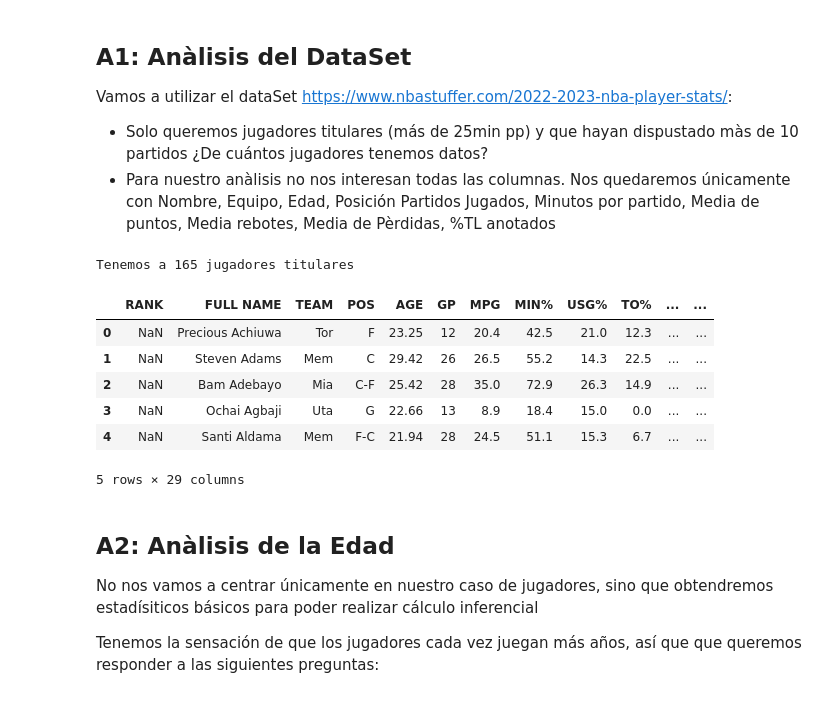
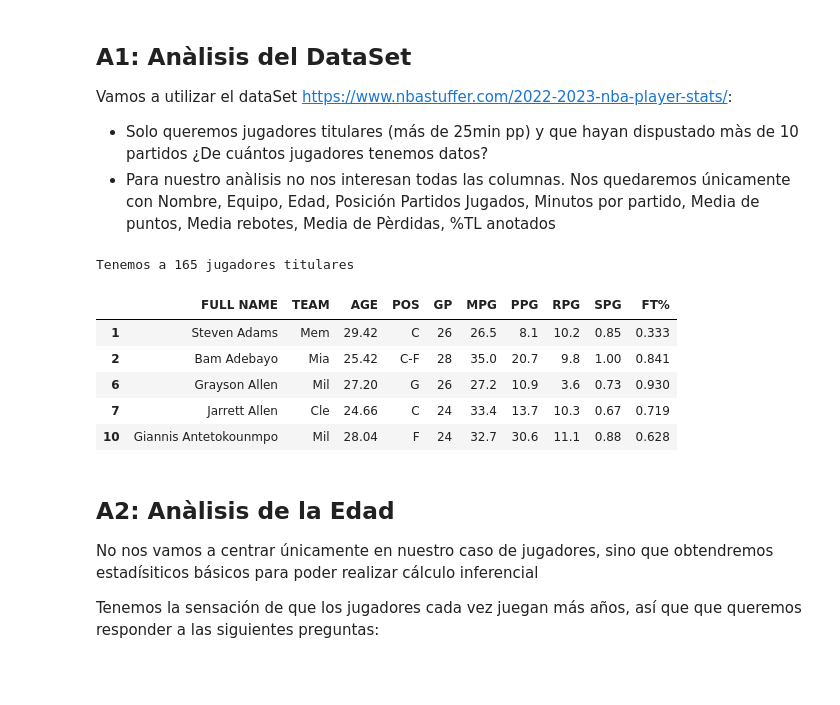
Before and after one commit to gcfp/M03, a Jupyter notebook: evaluable-PE2/PE2_DISTRIBUTIONS_NBA.ipynb, the cells around one changed output. Drawn from its saved outputs; the diff is of its cells as text; code cells hidden in the pictures.

```diff
--- a/evaluable-PE2/PE2_DISTRIBUTIONS_NBA.ipynb
+++ b/evaluable-PE2/PE2_DISTRIBUTIONS_NBA.ipynb
@@ -13,30 +13,22 @@ Vamos a utilizar el dataSet https://www.nbastuffer.com/2022-2023-nba-player-stat
 * Para nuestro anàlisis no nos interesan todas las columnas. Nos quedaremos únicamente con Nombre, Equipo, Edad, Posición Partidos Jugados, Minutos por partido, Media de puntos, Media rebotes, Media de Pèrdidas, %TL anotados
 # %%
 import pandas as pd
-import matplotlib.pyplot as plt
-import numpy as np
-import seaborn as sns
 
 nba_ds = pd.read_csv('nba.csv', sep=';')
-nba_ds.head()
 
-#Solo queremos jugadores titulares (más de 25min pp) y que hayan dispustado màs de 10 partidos ¿De cuántos jugadores tenemos datos?
 titulares = nba_ds[(nba_ds['MPG'] > 25) & (nba_ds['GP'] > 10)]
 print('Tenemos a',titulares.shape[0],'jugadores titulares')
 
-#Para nuestro anàlisis no nos interesan todas las columnas. Nos quedaremos únicamente con Nombre, Equipo, Edad, Posición Partidos Jugados, Minutos por partido, Media de puntos, Media rebotes, Media de Pèrdidas, %TL anotados
 titulares_filtrado = titulares[['FULL NAME', 'TEAM', 'AGE', 'POS', 'GP', 'MPG', 'PPG', 'RPG', 'SPG', 'FT%']]
 titulares_filtrado.head()
-nba_ds.head()
 # %% [output]
 Tenemos a 165 jugadores titulares
-|  | RANK | FULL NAME | TEAM | POS | AGE | GP | MPG | MIN% | USG% | TO% | ... | ... |
-| 0 | NaN | Precious Achiuwa | Tor | F | 23.25 | 12 | 20.4 | 42.5 | 21.0 | 12.3 | ... | ... |
-| 1 | NaN | Steven Adams | Mem | C | 29.42 | 26 | 26.5 | 55.2 | 14.3 | 22.5 | ... | ... |
-| 2 | NaN | Bam Adebayo | Mia | C-F | 25.42 | 28 | 35.0 | 72.9 | 26.3 | 14.9 | ... | ... |
-| 3 | NaN | Ochai Agbaji | Uta | G | 22.66 | 13 | 8.9 | 18.4 | 15.0 | 0.0 | ... | ... |
-| 4 | NaN | Santi Aldama | Mem | F-C | 21.94 | 28 | 24.5 | 51.1 | 15.3 | 6.7 | ... | ... |
+|  | FULL NAME | TEAM | AGE | POS | GP | MPG | PPG | RPG | SPG | FT% |
+| 1 | Steven Adams | Mem | 29.42 | C | 26 | 26.5 | 8.1 | 10.2 | 0.85 | 0.333 |
+| 2 | Bam Adebayo | Mia | 25.42 | C-F | 28 | 35.0 | 20.7 | 9.8 | 1.00 | 0.841 |
+| 6 | Grayson Allen | Mil | 27.20 | G | 26 | 27.2 | 10.9 | 3.6 | 0.73 | 0.930 |
+| 7 | Jarrett Allen | Cle | 24.66 | C | 24 | 33.4 | 13.7 | 10.3 | 0.67 | 0.719 |
+| 10 | Giannis Antetokounmpo | Mil | 28.04 | F | 24 | 32.7 | 30.6 | 11.1 | 0.88 | 0.628 |
-5 rows × 29 columns
 # %% [markdown]
 ## A2: Anàlisis de la Edad
 
```
Also changed, not shown: parts of 8 cells of this notebook.
